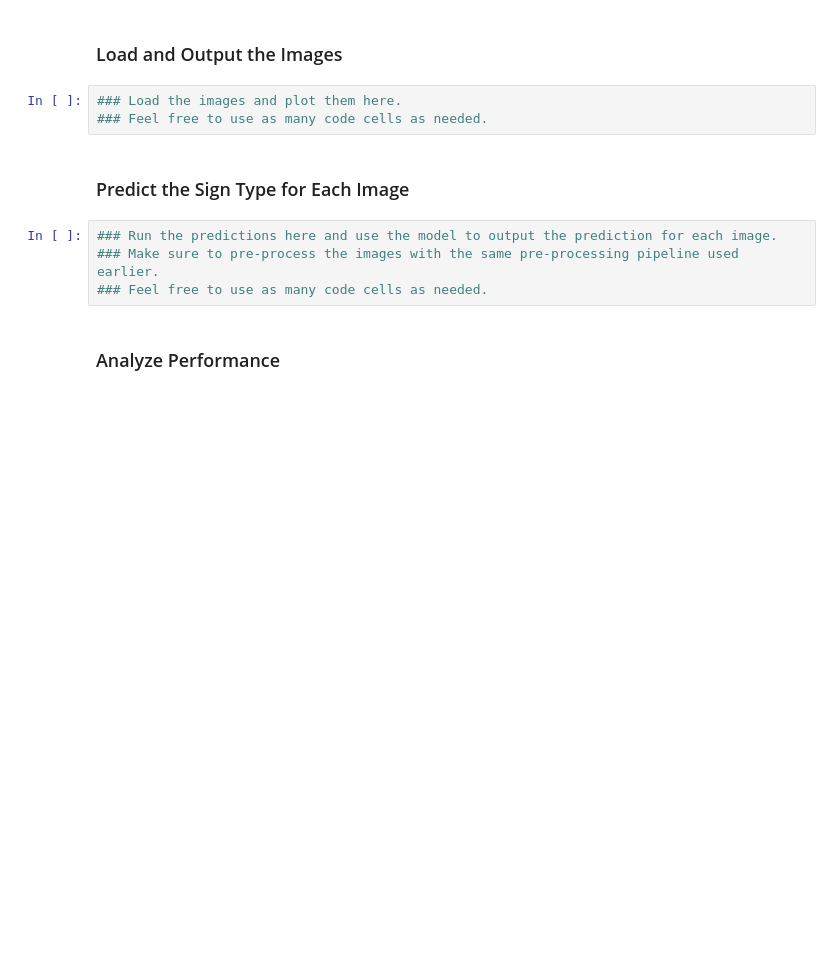
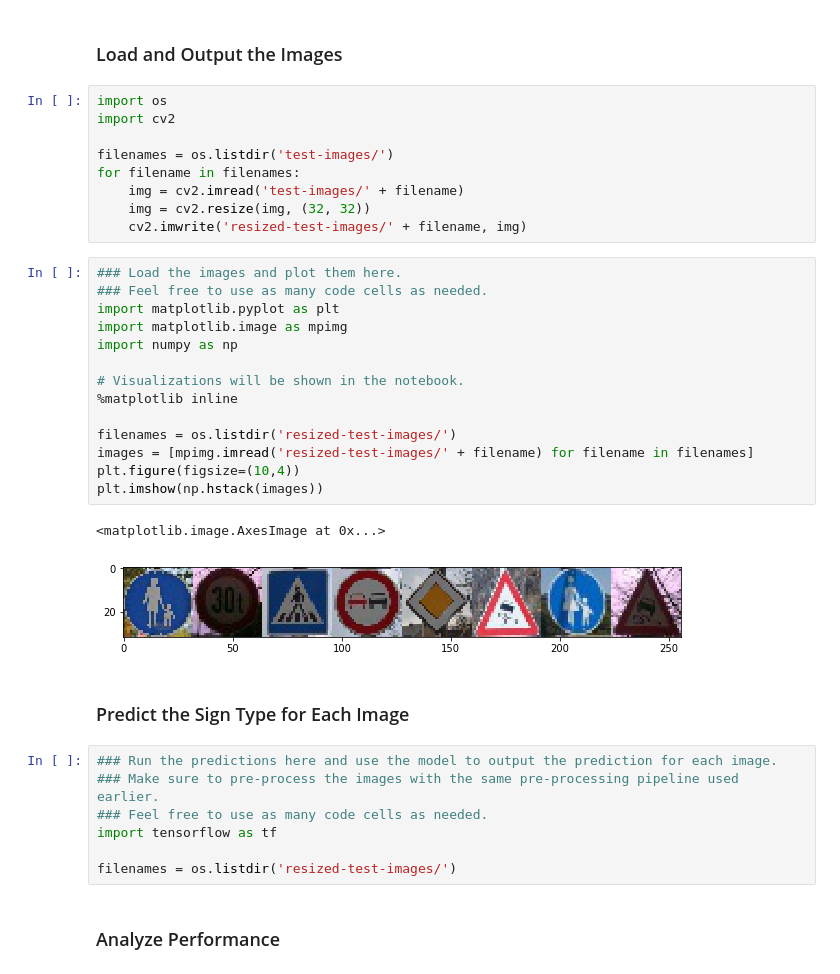
Before and after one commit to yuanjunyi/car, a Jupyter notebook: p2-traffic-sign-classifier-project/Traffic_Sign_Classifier.ipynb, the cells around one changed output. Cells and saved outputs as stored; diff of their text form; blank space fills up the shorter version.

Commit message:
Added test images

```diff
--- a/p2-traffic-sign-classifier-project/Traffic_Sign_Classifier.ipynb
+++ b/p2-traffic-sign-classifier-project/Traffic_Sign_Classifier.ipynb
@@ -375,15 +375,41 @@ To give yourself more insight into how your model is working, download at least
 You may find `signnames.csv` useful as it contains mappings from the class id (integer) to the actual sign name.
 # %% [markdown]
 ### Load and Output the Images
-# %%
-### Load the images and plot them here.
-### Feel free to use as many code cells as needed.
+# %%
+import os
+import cv2
+
+filenames = os.listdir('test-images/')
+for filename in filenames:
+    img = cv2.imread('test-images/' + filename)
+    img = cv2.resize(img, (32, 32))
+    cv2.imwrite('resized-test-images/' + filename, img)
+# %%
+### Load the images and plot them here.
+### Feel free to use as many code cells as needed.
+import matplotlib.pyplot as plt
+import matplotlib.image as mpimg
+import numpy as np
+
+# Visualizations will be shown in the notebook.
+%matplotlib inline
+
+filenames = os.listdir('resized-test-images/')
+images = [mpimg.imread('resized-test-images/' + filename) for filename in filenames]
+plt.figure(figsize=(10,4))
+plt.imshow(np.hstack(images))
+# %% [output]
+<matplotlib.image.AxesImage at 0x...>
+[figure, added]
 # %% [markdown]
 ### Predict the Sign Type for Each Image
 # %%
 ### Run the predictions here and use the model to output the prediction for each image.
 ### Make sure to pre-process the images with the same pre-processing pipeline used earlier.
 ### Feel free to use as many code cells as needed.
+import tensorflow as tf
+
+filenames = os.listdir('resized-test-images/')
 # %% [markdown]
 ### Analyze Performance
 # %%
```
Also changed, not shown: 16 other files.
